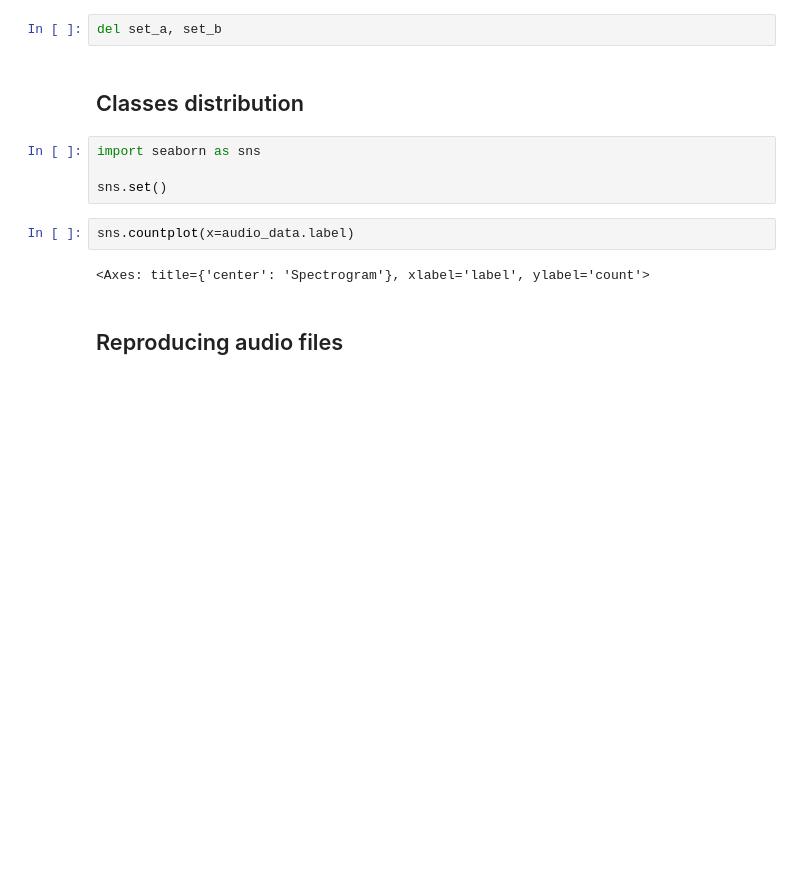
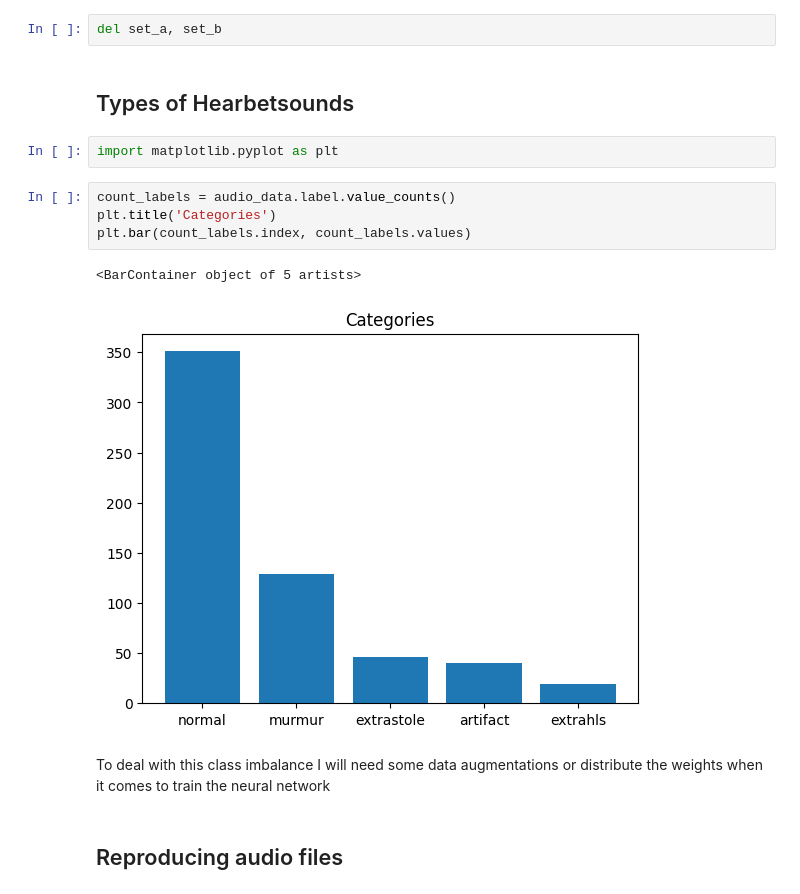
Before and after one commit to edcalderin/Heartbet-Sound-Anomaly-Detector, a Jupyter notebook: notebooks/exploration.ipynb, the cells around one changed output. Drawn from its saved outputs; the diff is of its cells as text; blank space fills up the shorter version.

```diff
--- a/notebooks/exploration.ipynb
+++ b/notebooks/exploration.ipynb
@@ -120,16 +120,19 @@ Wall time: 3.45 s
 Removing unused variables to free memory resources
 # %%
 del set_a, set_b
-# %% [markdown]
-## Classes distribution
-# %%
-import seaborn as sns
-
-sns.set()
-# %%
-sns.countplot(x=audio_data.label)
-# %% [output]
-<Axes: title={'center': 'Spectrogram'}, xlabel='label', ylabel='count'>
+# %% [markdown]
+## Types of Hearbetsounds
+# %%
+import matplotlib.pyplot as plt
+# %%
+count_labels = audio_data.label.value_counts()
+plt.title('Categories')
+plt.bar(count_labels.index, count_labels.values)
+# %% [output]
+<BarContainer object of 5 artists>
+[figure, added]
+# %% [markdown]
+To deal with this class imbalance I will need some data augmentations or distribute the weights when it comes to train the neural network
 # %% [markdown]
 ## Reproducing audio files
 # %%
```
Also changed, not shown: parts of 8 cells of this notebook, 6 other files.
